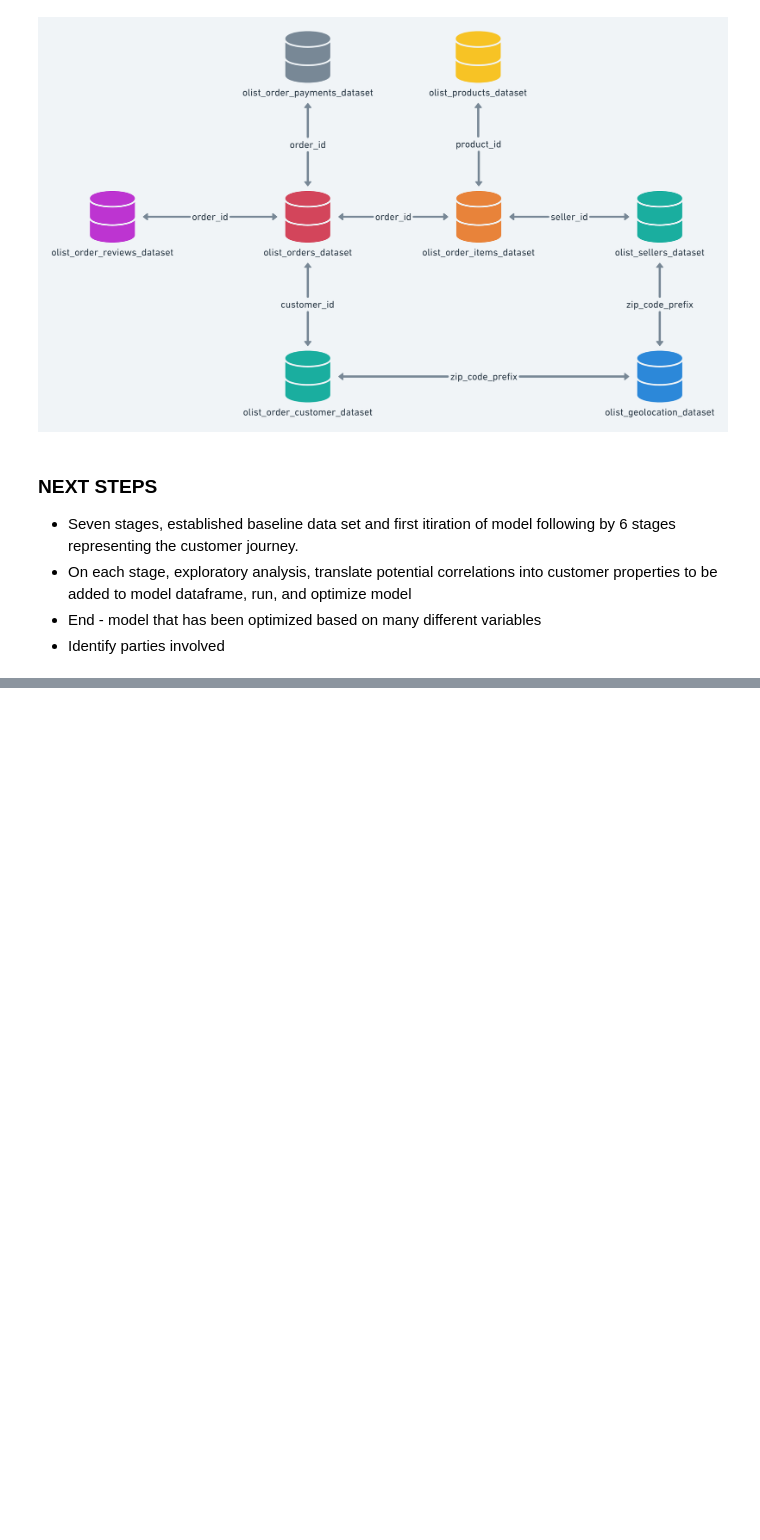
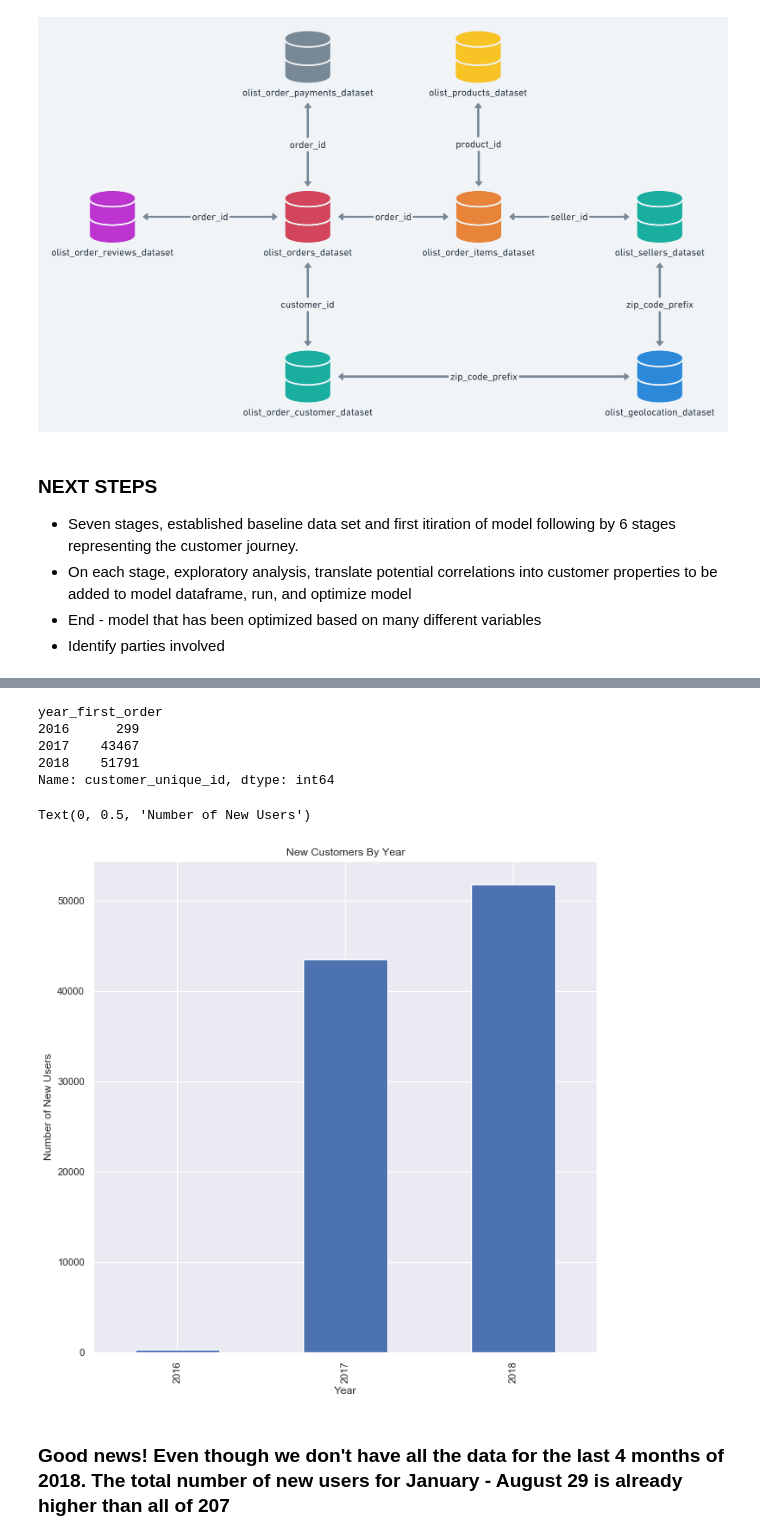
Before and after one commit to rachelleperez/Olist, a Jupyter notebook: Olist_Notebook.ipynb, the cells around one changed output, grey strips where cells are left out. Cells and saved outputs as stored; diff of their text form; code cells hidden in the pictures; blank space fills up the shorter version.

```diff
--- a/Olist_Notebook.ipynb
+++ b/Olist_Notebook.ipynb
@@ -188,0 +271,23 @@ df["total_orders_first_6_months"].mean()
+# %%
+# is average number of new customers increasing per year
+
+new_customers_by_year = df.groupby('year_first_order').count().customer_unique_id
+new_customers_by_year
+# %% [output]
+year_first_order
+2016      299
+2017    43467
+2018    51791
+Name: customer_unique_id, dtype: int64
+# %%
+fig = plt.figure(figsize=(10,10))
+ax = fig.gca()
+new_customers_by_year.plot(kind = 'bar', ax = ax)
+ax.set_title('New Customers By Year')
+ax.set_xlabel('Year')
+ax.set_ylabel('Number of New Users')
+# %% [output]
+Text(0, 0.5, 'Number of New Users')
+[figure, added]
+# %% [markdown]
+### Good news! Even though we don't have all the data for the last 4 months of 2018. The total number of new users for January - August 29 is already higher than all of 207
```
Also changed, not shown: parts of 31 cells of this notebook, 2 other files.
